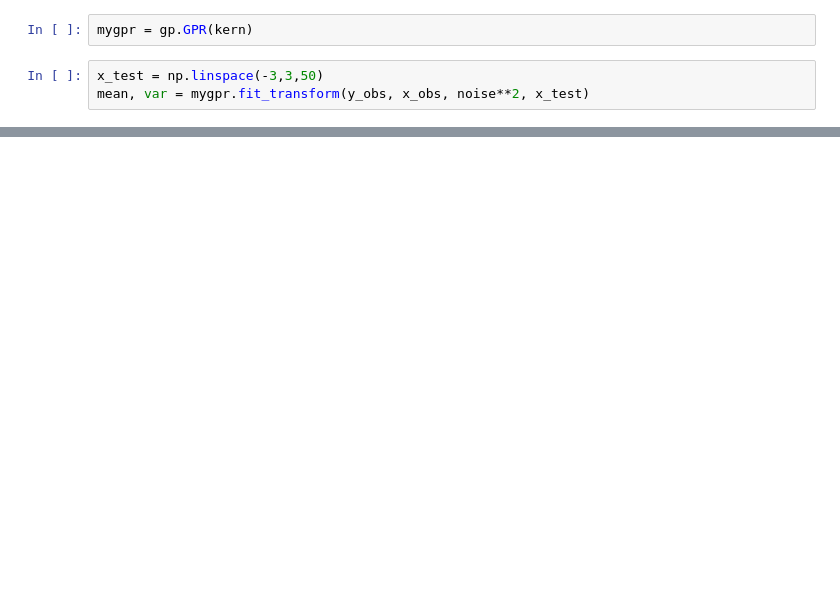
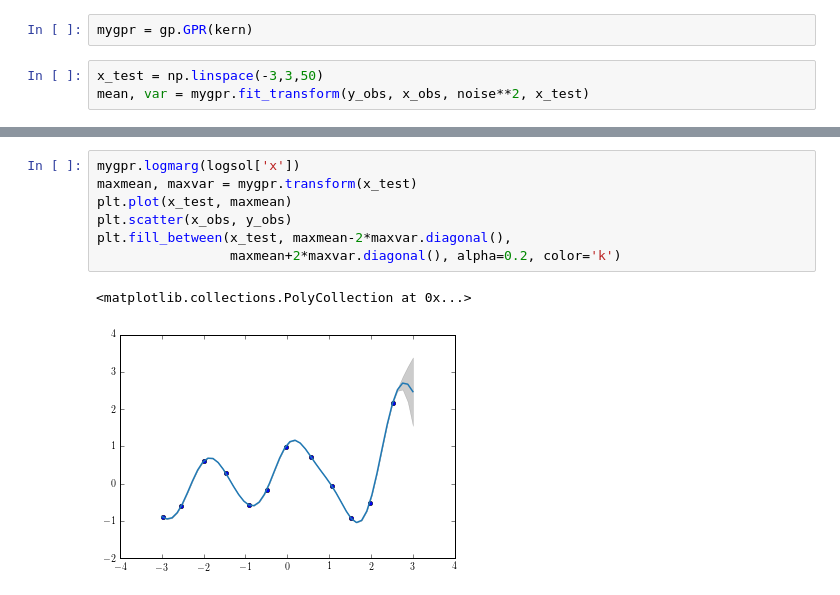
Before and after one commit to colinclement/diabetes-gp, a Jupyter notebook: nbs/colin_workspace.ipynb, the cells around one changed output, grey strips where cells are left out. Saved outputs shown, nothing was run; the diff lists cells and outputs as text; blank space fills up the shorter version.

```diff
--- a/nbs/colin_workspace.ipynb
+++ b/nbs/colin_workspace.ipynb
@@ -60,0 +101,10 @@ mygpr.log_gradmarg(np.r_[mygpr.kernel.p, noise**2])
+# %%
+mygpr.logmarg(logsol['x'])
+maxmean, maxvar = mygpr.transform(x_test)
+plt.plot(x_test, maxmean)
+plt.scatter(x_obs, y_obs)
+plt.fill_between(x_test, maxmean-2*maxvar.diagonal(),
+                 maxmean+2*maxvar.diagonal(), alpha=0.2, color='k')
+# %% [output]
+<matplotlib.collections.PolyCollection at 0x...>
+[figure, added]
```
Also changed, not shown: parts of 14 cells of this notebook.
